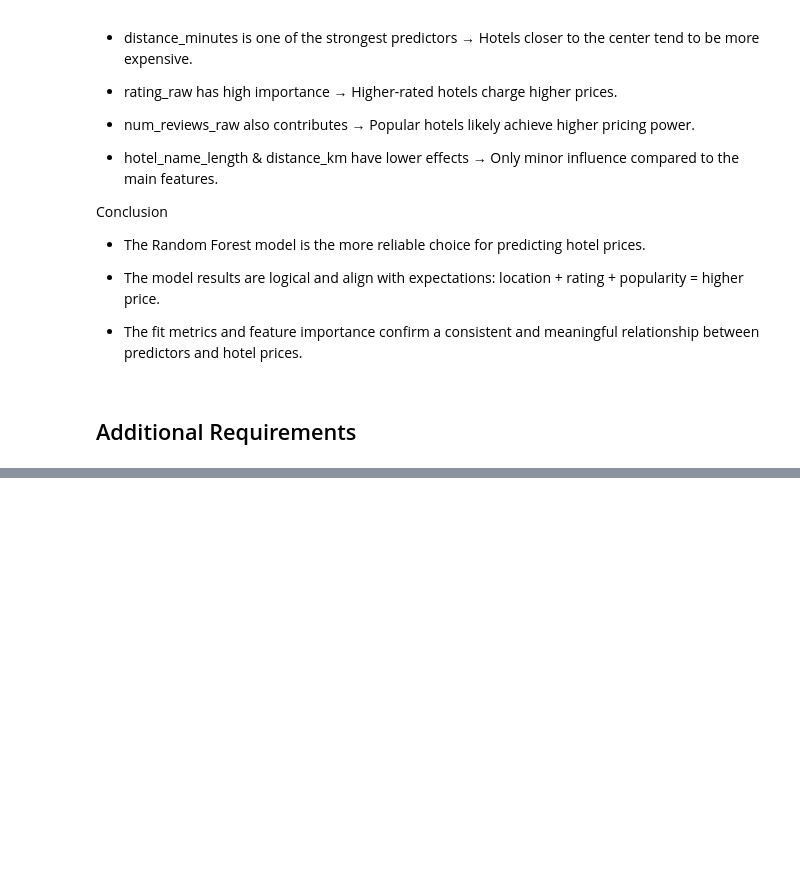
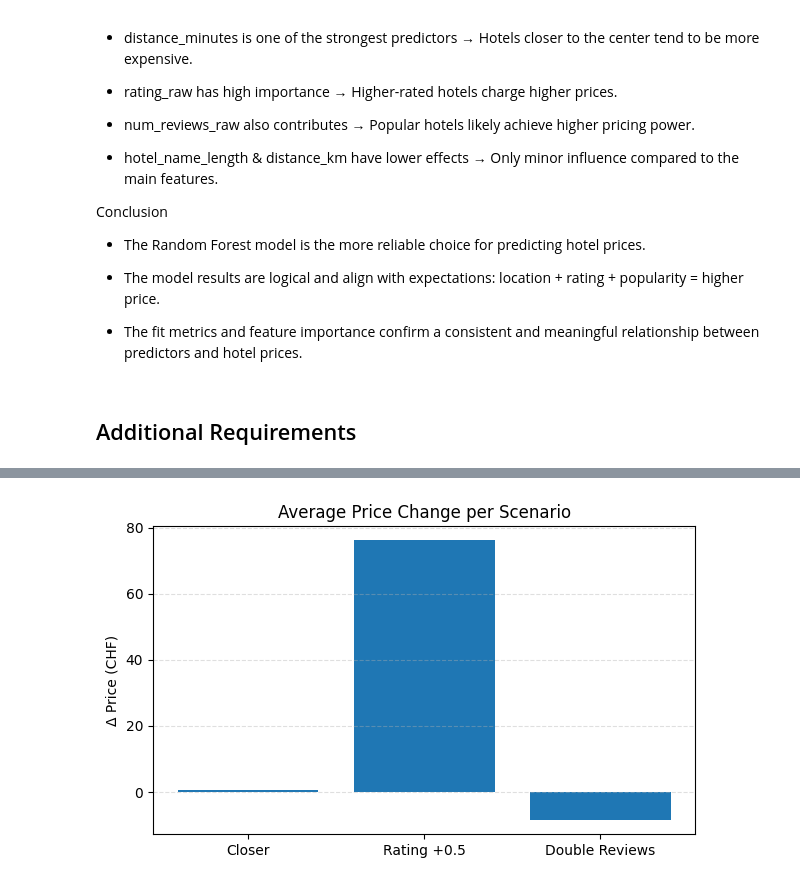
Before and after one commit to Arben-ai/data-analytics-hotelprices, a Jupyter notebook: notebooks/hotels_data_preparation.ipynb, the cells around one changed output, grey strips where cells are left out. Saved outputs shown, nothing was run; the diff lists cells and outputs as text; code cells hidden in the pictures; blank space fills up the shorter version.

```diff
--- a/notebooks/hotels_data_preparation.ipynb
+++ b/notebooks/hotels_data_preparation.ipynb
@@ -641,0 +656,76 @@ Conclusion
+# %%
+# --- Creative Additional Block: Simple What-If Price Simulation ---
+
+import numpy as np
+import pandas as pd
+import matplotlib.pyplot as plt
+
+# Pick your trained model (linear or random forest)
+try:
+    model_to_use = model
+except:
+    model_to_use = rf_model
+
+# Make a working copy
+sim = df.copy()
+
+# Define simple scenarios
+sim["dist_20pct_closer"] = sim["distance_km"] * 0.8
+sim["rating_plus_05"] = np.clip(sim["rating_raw"] + 0.5, 0, 10)
+sim["reviews_double"] = sim["num_reviews_raw"] * 2
+
+# Determine the exact feature names the model expects.
+# sklearn estimators usually expose `feature_names_in_` after fitting with a DataFrame.
+if hasattr(model_to_use, "feature_names_in_"):
+    feature_names = list(model_to_use.feature_names_in_)
+else:
+    # fallback to X_train columns if available, otherwise a reasonable default
+    if "X_train" in globals():
+        feature_names = list(X_train.columns)
+    else:
+        feature_names = ["rating_raw", "num_reviews_raw", "distance_minutes", "distance_km", "hotel_name_length"]
+
+# Helper to create input DataFrame for predictions with the correct columns/order
+def build_input(df_source, replacements):
+    inp = df_source[feature_names].copy()
+    for col, val in replacements.items():
+        if col in inp.columns:
+            inp[col] = val
+    return inp
+
+# Original prediction (use the exact feature set)
+sim["pred_original"] = model_to_use.predict(sim[feature_names])
+
+# Scenario predictions: build inputs that match the model's expected features
+sim["pred_closer"] = model_to_use.predict(
+    build_input(sim, {"distance_km": sim["dist_20pct_closer"]})
+)
+
+sim["pred_rating"] = model_to_use.predict(
+    build_input(sim, {"rating_raw": sim["rating_plus_05"]})
+)
+
+sim["pred_reviews"] = model_to_use.predict(
+    build_input(sim, {"num_reviews_raw": sim["reviews_double"]})
+)
+
+# Summaries
+summary = pd.DataFrame({
+    "Scenario": ["Closer", "Rating +0.5", "Double Reviews"],
+    "Avg Change (CHF)": [
+        (sim["pred_closer"] - sim["pred_original"]).mean(),
+        (sim["pred_rating"] - sim["pred_original"]).mean(),
+        (sim["pred_reviews"] - sim["pred_original"]).mean(),
+    ]
+})
+
+display(summary)
+
+# Simple bar chart
+plt.figure(figsize=(7,4))
+plt.bar(summary["Scenario"], summary["Avg Change (CHF)"])
+plt.title("Average Price Change per Scenario")
+plt.ylabel("Δ Price (CHF)")
+plt.grid(axis="y", linestyle="--", alpha=0.4)
+plt.show()
+# %% [output]
@@ -641,0 +736 @@ Conclusion
+[figure, added]
```
Also changed, not shown: parts of 7 cells of this notebook.
